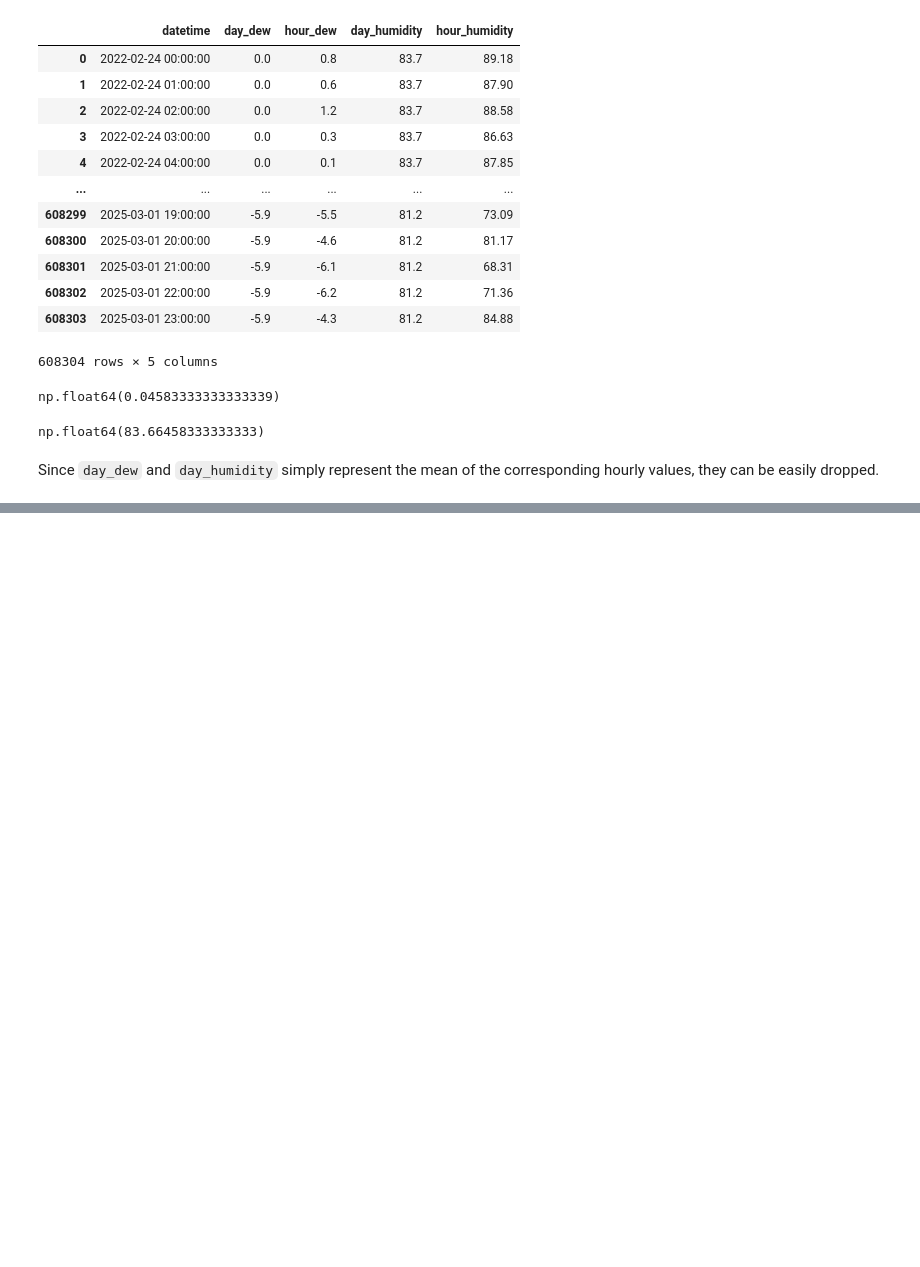
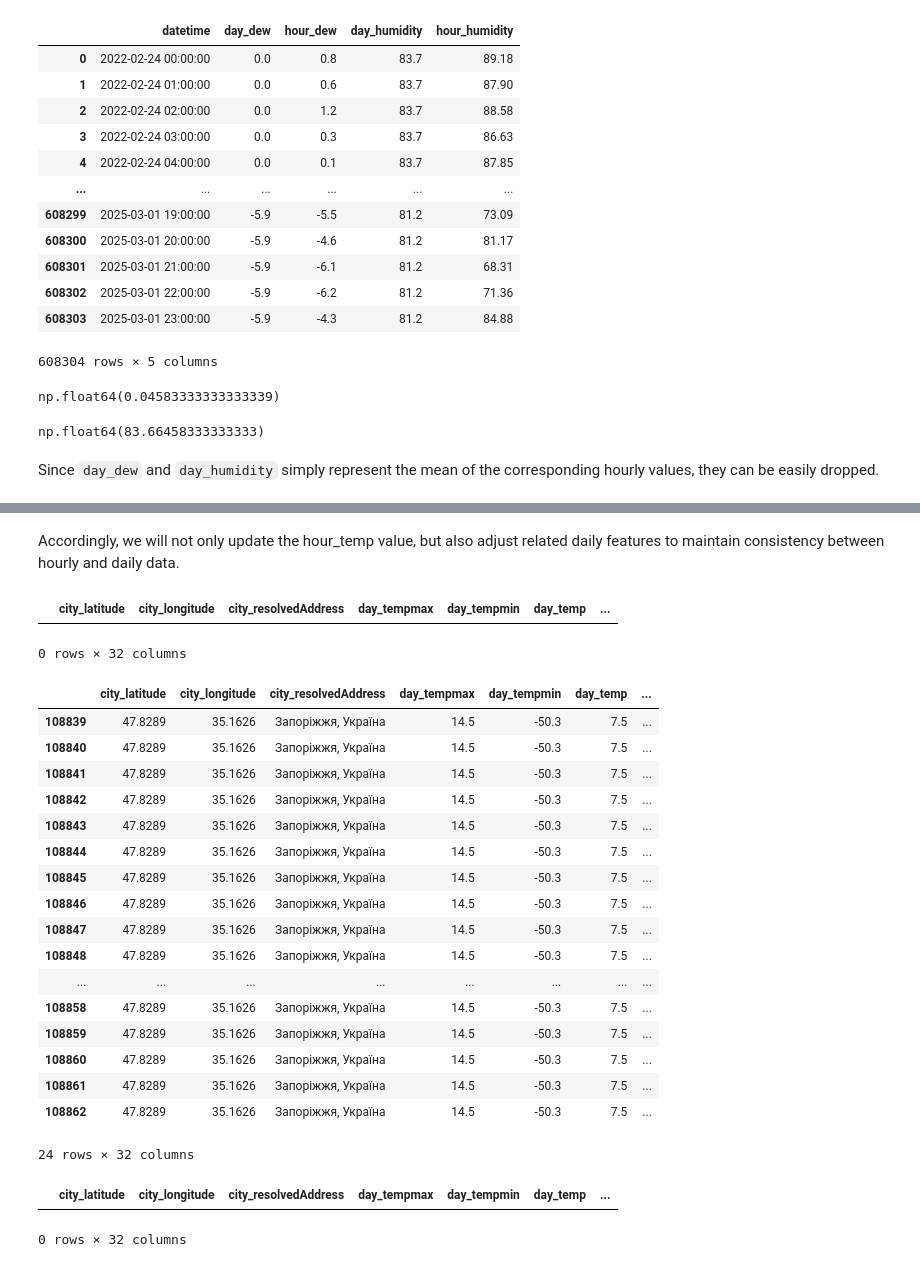
Before and after one commit to KonchakivskyiDanylo/PythonForDs, a Jupyter notebook: data_analysis/weather_analysis.ipynb, the cells around one changed output, grey strips where cells are left out. Cells and saved outputs as stored; diff of their text form; code cells hidden in the pictures; blank space fills up the shorter version.

```diff
--- a/data_analysis/weather_analysis.ipynb
+++ b/data_analysis/weather_analysis.ipynb
@@ -454,0 +748,37 @@ weather.drop(["day_visibility", "day_solarenergy", "day_solarradiation", "day_uv
+# %%
+weather.loc[106388, "hour_temp"] = 21.5
+
+daily_hourly_temps = weather.loc[106367:106390]
+new_max_temp = daily_hourly_temps["hour_temp"].max()
+new_mean_temp = daily_hourly_temps["hour_temp"].mean().round(2)
+
+weather.loc[106367:106390, "day_tempmax"] = new_max_temp
+weather.loc[106367:106390, "day_temp"] = new_mean_temp
+# %% [markdown]
+Accordingly, we will not only update the hour_temp value, but also adjust related daily features to maintain consistency between hourly and daily data.
+# %%
+weather[weather["day_tempmax"] > 40]
+# %% [output]
+|  | city_latitude | city_longitude | city_resolvedAddress | day_tempmax | day_tempmin | day_temp | ... |
+0 rows × 32 columns
+# %%
+weather[weather["day_tempmin"] == -50.3]
+# %% [output]
+|  | city_latitude | city_longitude | city_resolvedAddress | day_tempmax | day_tempmin | day_temp | ... |
+| 108839 | 47.8289 | 35.1626 | Запоріжжя, Україна | 14.5 | -50.3 | 7.5 | ... |
+| 108840 | 47.8289 | 35.1626 | Запоріжжя, Україна | 14.5 | -50.3 | 7.5 | ... |
+| 108841 | 47.8289 | 35.1626 | Запоріжжя, Україна | 14.5 | -50.3 | 7.5 | ... |
+| 108842 | 47.8289 | 35.1626 | Запоріжжя, Україна | 14.5 | -50.3 | 7.5 | ... |
+| 108843 | 47.8289 | 35.1626 | Запоріжжя, Україна | 14.5 | -50.3 | 7.5 | ... |
+| 108844 | 47.8289 | 35.1626 | Запоріжжя, Україна | 14.5 | -50.3 | 7.5 | ... |
+| 108845 | 47.8289 | 35.1626 | Запоріжжя, Україна | 14.5 | -50.3 | 7.5 | ... |
+| 108846 | 47.8289 | 35.1626 | Запоріжжя, Україна | 14.5 | -50.3 | 7.5 | ... |
+| 108847 | 47.8289 | 35.1626 | Запоріжжя, Україна | 14.5 | -50.3 | 7.5 | ... |
+| 108848 | 47.8289 | 35.1626 | Запоріжжя, Україна | 14.5 | -50.3 | 7.5 | ... |
+| ... | ... | ... | ... | ... | ... | ... | ... |
+| 108858 | 47.8289 | 35.1626 | Запоріжжя, Україна | 14.5 | -50.3 | 7.5 | ... |
+| 108859 | 47.8289 | 35.1626 | Запоріжжя, Україна | 14.5 | -50.3 | 7.5 | ... |
+| 108860 | 47.8289 | 35.1626 | Запоріжжя, Україна | 14.5 | -50.3 | 7.5 | ... |
+| 108861 | 47.8289 | 35.1626 | Запоріжжя, Україна | 14.5 | -50.3 | 7.5 | ... |
+| 108862 | 47.8289 | 35.1626 | Запоріжжя, Україна | 14.5 | -50.3 | 7.5 | ... |
+24 rows × 32 columns
@@ -454,0 +794,5 @@ weather.drop(["day_visibility", "day_solarenergy", "day_solarradiation", "day_uv
+# %%
+weather[weather["day_tempmin"] < -25]
+# %% [output]
+|  | city_latitude | city_longitude | city_resolvedAddress | day_tempmax | day_tempmin | day_temp | ... |
+0 rows × 32 columns
```
Also changed, not shown: parts of 96 cells of this notebook.
